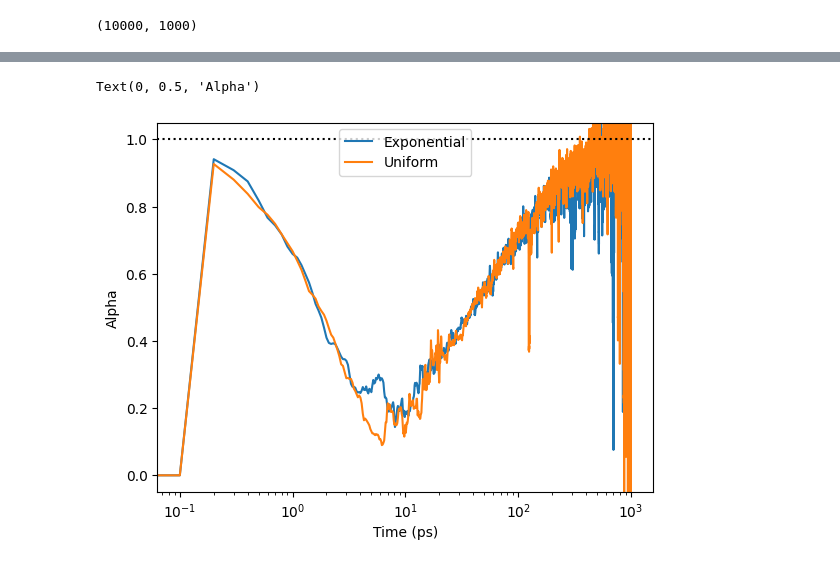
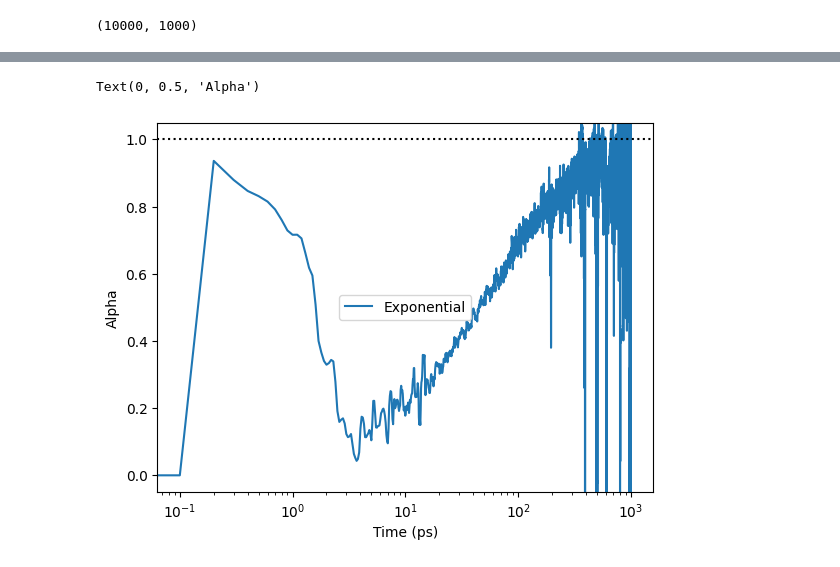
Before and after one commit to Shreeeeeeeeeeeee/CTRW_2state, a Jupyter notebook: CTRW_2step_Cuda_test(1).ipynb, the cells around one changed output, grey strips where cells are left out. Drawn from its saved outputs; the diff is of its cells as text; code cells hidden in the pictures.

```diff
--- a/CTRW_2step_Cuda_test(1).ipynb
+++ b/CTRW_2step_Cuda_test(1).ipynb
@@ -404,7 +425,7 @@ nens = 1000
 start_time = tpack.time()
 
 tim, xtall, ytall = ctrw_ens2d_cuda(sig,tau,sig2,tau2,X0,nens,Nt=NT,dt=delt)
-tim1, xtall1, ytall1 = ctrw_ens2d_cuda_uniform(sig,tau,sig2,tau2,0.95, 1.05,nens,Nt=NT,dt=delt)
+#tim1, xtall1, ytall1 = ctrw_ens2d_cuda_uniform(sig,tau,sig2,tau2,0.95, 1.05,nens,Nt=NT,dt=delt)
 
 end_time = tpack.time()
 print(f"\nTotal time elapsed: {end_time - start_time:.2f} seconds")
@@ -469,14 +491,14 @@ def alpha(t, msd):
 # %%
 alpha_avg = alpha(tim,msd_avg)
 alpha_avg1 = alpha(tim,msd1_avg)
 plt.plot(tim,alpha_avg, label="Exponential")
-plt.plot(tim,alpha_avg1, label="Uniform")
+#plt.plot(tim,alpha_avg1, label="Uniform")
 plt.ylim(-0.05,1.05)
 plt.axhline(1.0, ls=":", color="black")
 plt.xscale("log")
 plt.legend()
 plt.xlabel("Time (ps)")
 plt.ylabel("Alpha")
 # %% [output]
 Text(0, 0.5, 'Alpha')
-[figure, old version]
+[figure, new version]
```
Also changed, not shown: parts of 5 cells of this notebook.
